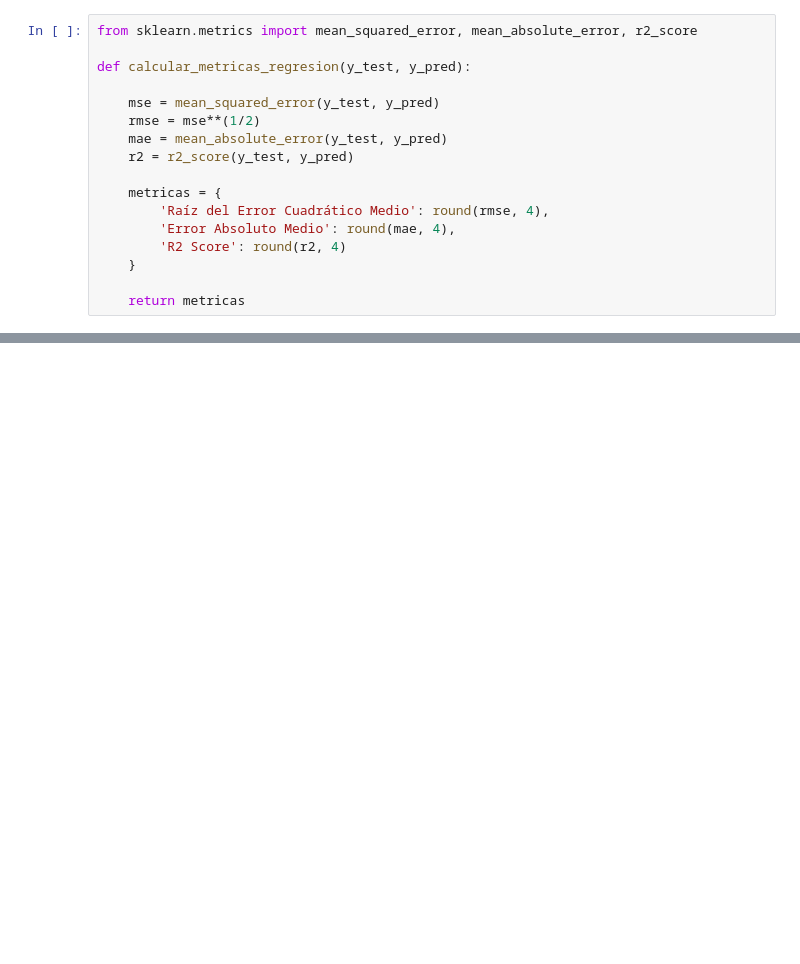
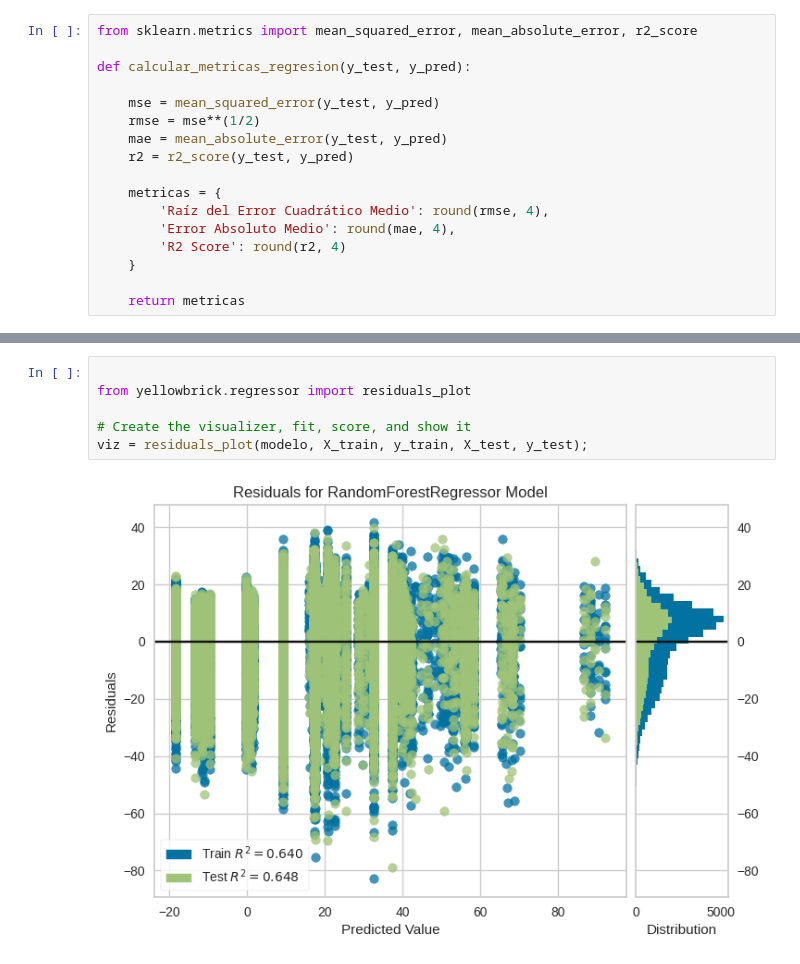
Before and after one commit to cmrondon2000/optimizacion_aeroportuaria, a Jupyter notebook: optimizacion_aeroportuaria.ipynb, the cells around one changed output, grey strips where cells are left out. Cells and saved outputs as stored; diff of their text form; blank space fills up the shorter version.

```diff
--- a/optimizacion_aeroportuaria.ipynb
+++ b/optimizacion_aeroportuaria.ipynb
@@ -386,0 +356,8 @@ R2 Score: -0.0127
+# %%
+
+from yellowbrick.regressor import residuals_plot
+
+# Create the visualizer, fit, score, and show it
+viz = residuals_plot(modelo, X_train, y_train, X_test, y_test);
+# %% [output]
+[figure, added]
```
Also changed, not shown: parts of 5 cells of this notebook.
